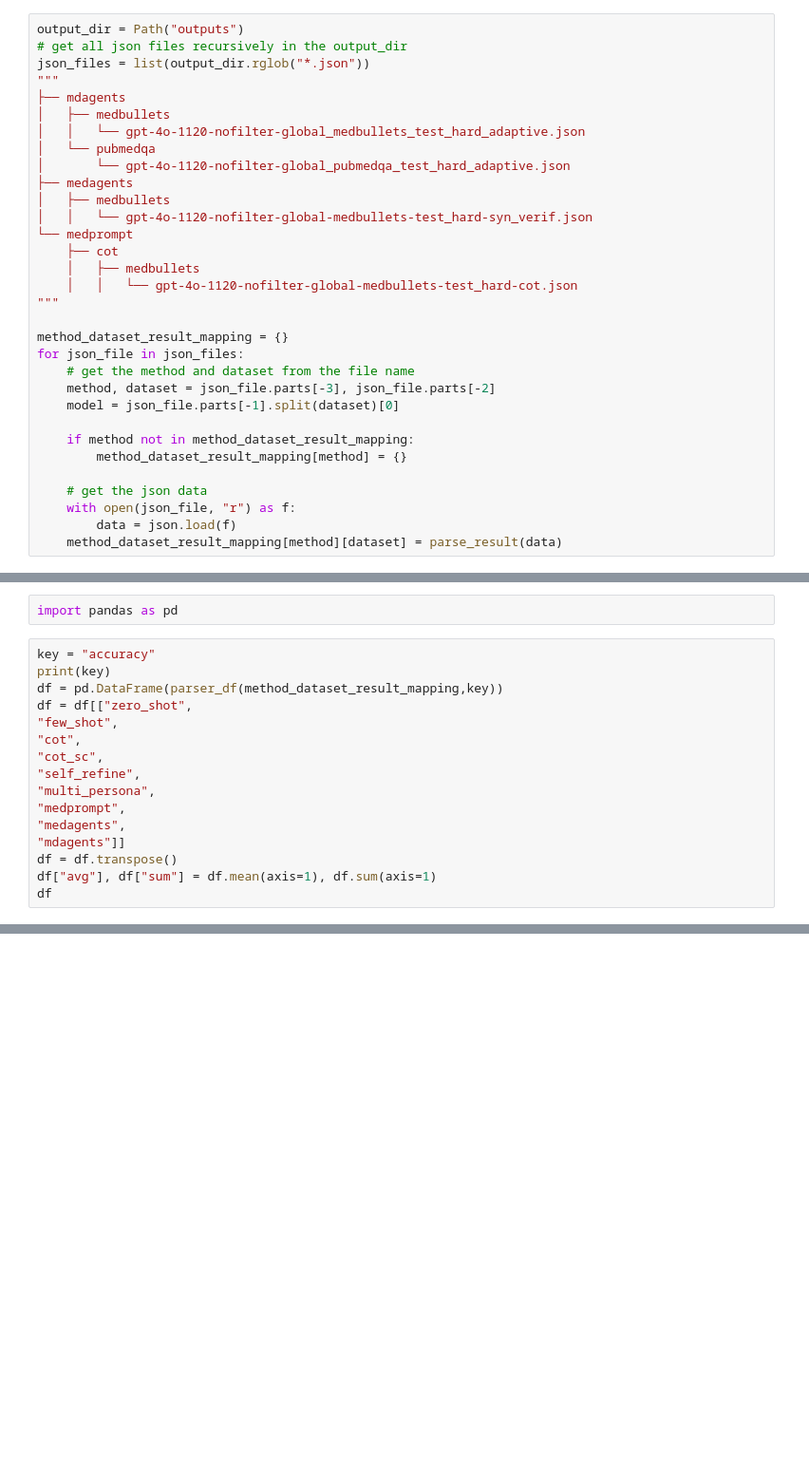
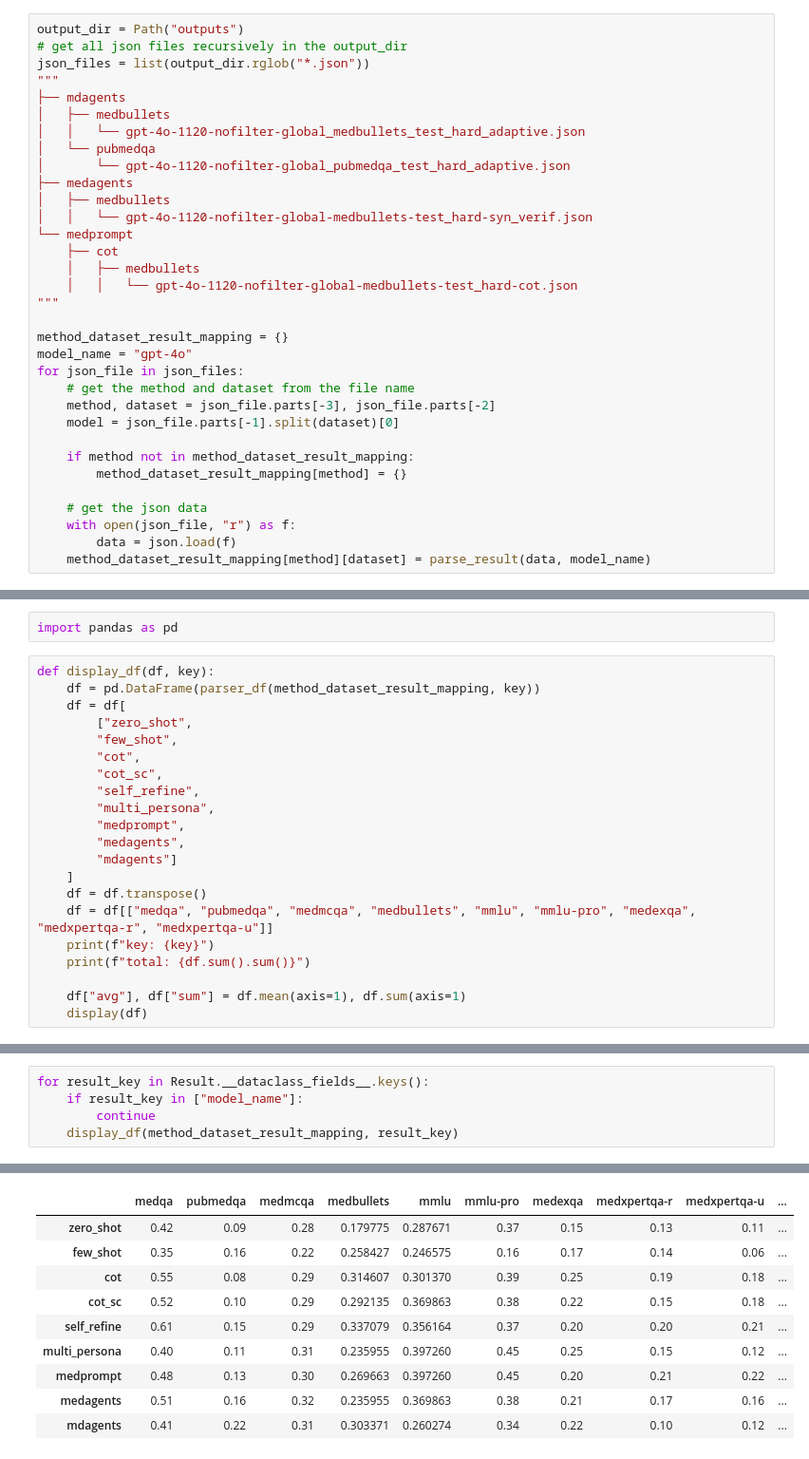
Before and after one commit to xk-huang/medagents-benchmark, a Jupyter notebook: scripts/parse_results.ipynb, the cells around one changed output, grey strips where cells are left out. Shown at 95% size. Drawn from its saved outputs; the diff is of its cells as text; blank space fills up the shorter version.

Commit message:
[add] parse results

```diff
--- a/scripts/parse_results.ipynb
+++ b/scripts/parse_results.ipynb
@@ -74,6 +127,7 @@ json_files = list(output_dir.rglob("*.json"))
 """
 
 method_dataset_result_mapping = {}
+model_name = "gpt-4o"
 for json_file in json_files:
     # get the method and dataset from the file name
     method, dataset = json_file.parts[-3], json_file.parts[-2]
@@ -85,7 +139,7 @@ for json_file in json_files:
     # get the json data
     with open(json_file, "r") as f:
         data = json.load(f)
-    method_dataset_result_mapping[method][dataset] = parse_result(data)
+    method_dataset_result_mapping[method][dataset] = parse_result(data, model_name)
 # %%
 def parser_df(method_dataset_result_mapping, key):
     method_dataset_acc_mapping = {}
@@ -98,18 +152,23 @@ def parser_df(method_dataset_result_mapping, key):
 # %%
 import pandas as pd
 # %%
-key = "accuracy"
-print(key)
-df = pd.DataFrame(parser_df(method_dataset_result_mapping,key))
-df = df[["zero_shot",
-"few_shot",
-"cot",
-"cot_sc",
-"self_refine",
-"multi_persona",
-"medprompt",
-"medagents",
-"mdagents"]]
-df = df.transpose()
-df["avg"], df["sum"] = df.mean(axis=1), df.sum(axis=1)
-df
+def display_df(df, key):
+    df = pd.DataFrame(parser_df(method_dataset_result_mapping, key))
+    df = df[
+        ["zero_shot",
+        "few_shot",
+        "cot",
+        "cot_sc",
+        "self_refine",
+        "multi_persona",
+        "medprompt",
+        "medagents",
+        "mdagents"]
+    ]
+    df = df.transpose()
+    df = df[["medqa", "pubmedqa", "medmcqa", "medbullets", "mmlu", "mmlu-pro", "medexqa", "medxpertqa-r", "medxpertqa-u"]]
+    print(f"key: {key}")
+    print(f"total: {df.sum().sum()}")
+
+    df["avg"], df["sum"] = df.mean(axis=1), df.sum(axis=1)
+    display(df)
@@ -275,0 +175,6 @@ avg_tokens 2719857.3997266684
+# %%
+for result_key in Result.__dataclass_fields__.keys():
+    if result_key in ["model_name"]:
+        continue
+    display_df(method_dataset_result_mapping, result_key)
+# %% [output]
@@ -275,0 +183,10 @@ avg_tokens 2719857.3997266684
+|  | medqa | pubmedqa | medmcqa | medbullets | mmlu | mmlu-pro | medexqa | medxpertqa-r | medxpertqa-u | ... |
+| zero_shot | 0.42 | 0.09 | 0.28 | 0.179775 | 0.287671 | 0.37 | 0.15 | 0.13 | 0.11 | ... |
+| few_shot | 0.35 | 0.16 | 0.22 | 0.258427 | 0.246575 | 0.16 | 0.17 | 0.14 | 0.06 | ... |
+| cot | 0.55 | 0.08 | 0.29 | 0.314607 | 0.301370 | 0.39 | 0.25 | 0.19 | 0.18 | ... |
+| cot_sc | 0.52 | 0.10 | 0.29 | 0.292135 | 0.369863 | 0.38 | 0.22 | 0.15 | 0.18 | ... |
+| self_refine | 0.61 | 0.15 | 0.29 | 0.337079 | 0.356164 | 0.37 | 0.20 | 0.20 | 0.21 | ... |
+| multi_persona | 0.40 | 0.11 | 0.31 | 0.235955 | 0.397260 | 0.45 | 0.25 | 0.15 | 0.12 | ... |
+| medprompt | 0.48 | 0.13 | 0.30 | 0.269663 | 0.397260 | 0.45 | 0.20 | 0.21 | 0.22 | ... |
+| medagents | 0.51 | 0.16 | 0.32 | 0.235955 | 0.369863 | 0.38 | 0.21 | 0.17 | 0.16 | ... |
+| mdagents | 0.41 | 0.22 | 0.31 | 0.303371 | 0.260274 | 0.34 | 0.22 | 0.10 | 0.12 | ... |
```
Also changed, not shown: parts of 10 cells of this notebook.
